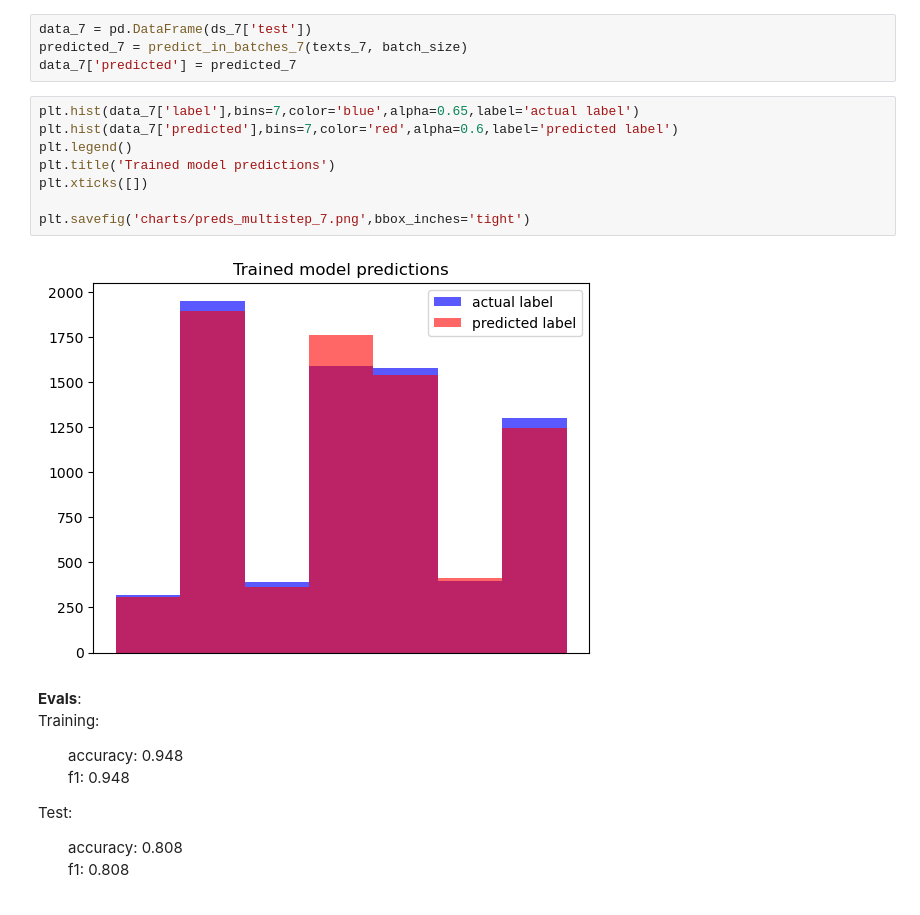
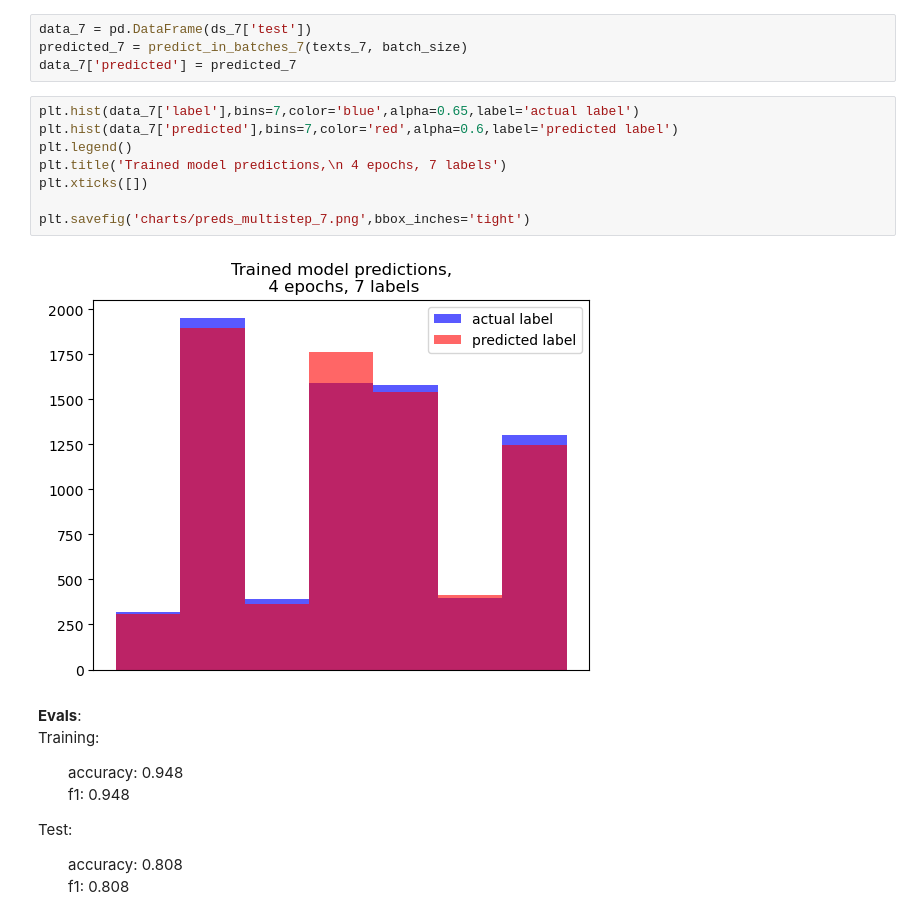
Before and after one commit to MeghanBarritt/llm-project, a Jupyter notebook: notebooks/6-Additional_Training_Rounds.ipynb, the cells around one changed output. Saved outputs shown, nothing was run; the diff lists cells and outputs as text.

```diff
--- a/notebooks/6-Additional_Training_Rounds.ipynb
+++ b/notebooks/6-Additional_Training_Rounds.ipynb
@@ -121,13 +121,13 @@ data_7['predicted'] = predicted_7
 # %%
 plt.hist(data_7['label'],bins=7,color='blue',alpha=0.65,label='actual label')
 plt.hist(data_7['predicted'],bins=7,color='red',alpha=0.6,label='predicted label')
 plt.legend()
-plt.title('Trained model predictions')
+plt.title('Trained model predictions,\n 4 epochs, 7 labels')
 plt.xticks([])
 
 plt.savefig('charts/preds_multistep_7.png',bbox_inches='tight')
 # %% [output]
-[figure, old version]
+[figure, new version]
 # %% [markdown]
 **Evals**:<br>
 Training:<ul>
```
Also changed, not shown: parts of 5 cells of this notebook, 4 other files.
